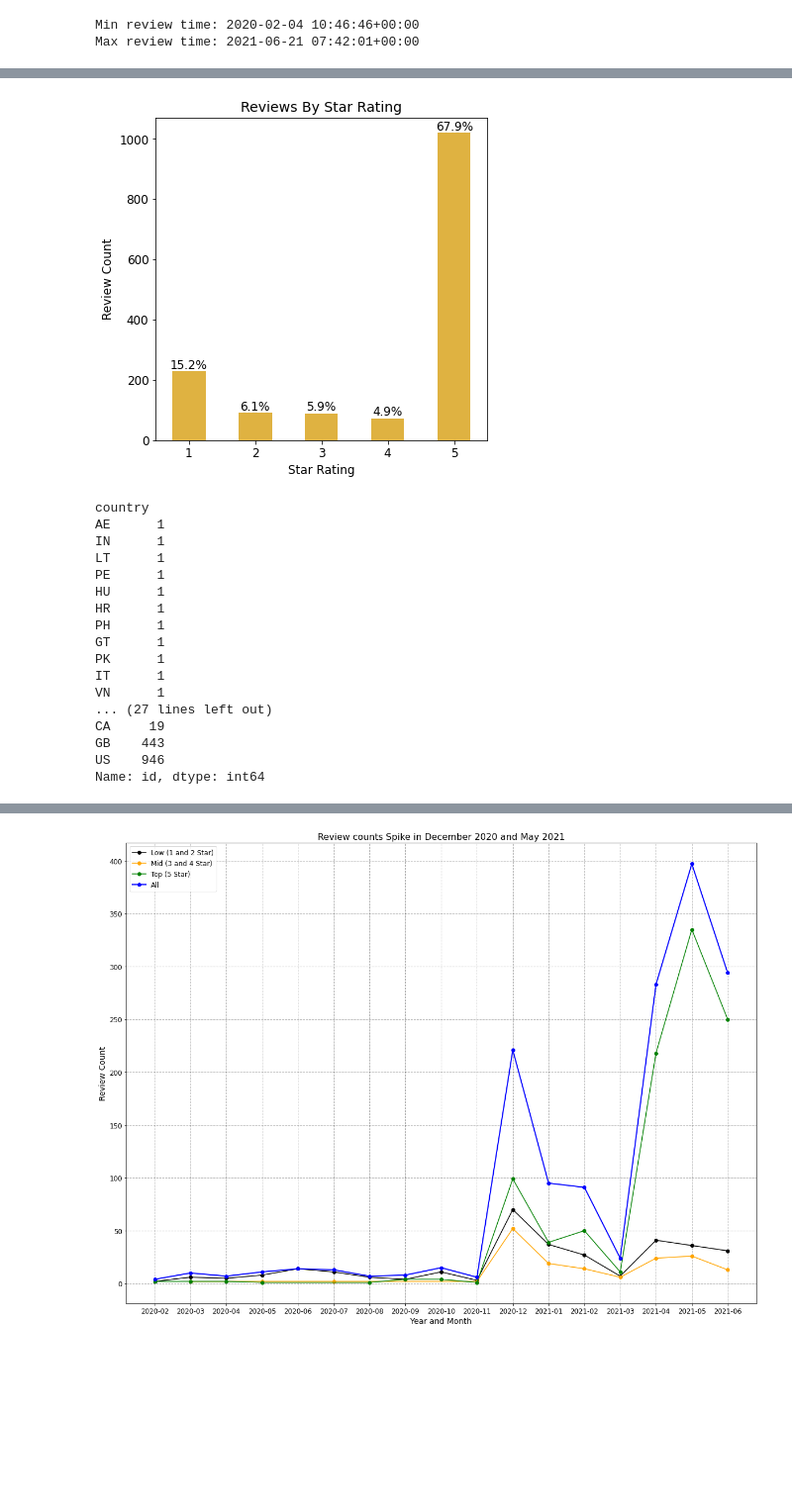
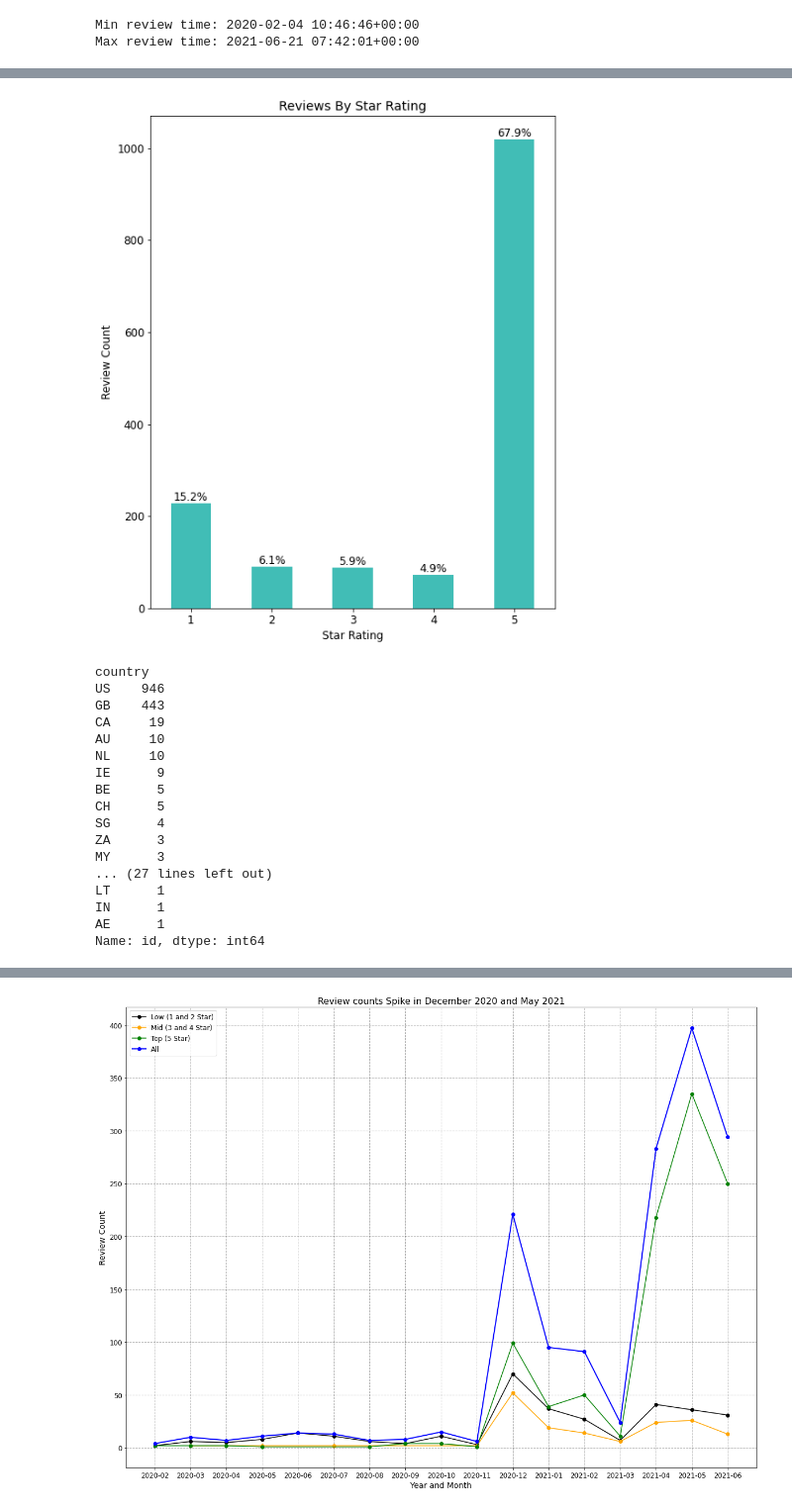
Before and after one commit to lspope/elvie_review_analysis, a Jupyter notebook: code/nb2_eda.ipynb, the cells around one changed output, grey strips where cells are left out. Shown at 99% size. Cells and saved outputs as stored; diff of their text form; code cells hidden in the pictures; blank space fills up the shorter version.

```diff
--- a/code/nb2_eda.ipynb
+++ b/code/nb2_eda.ipynb
@@ -100,34 +86,34 @@ show_bar_plot(my_data=by_year,
 # %%
 by_rating = reviews_df.groupby(['rating'])['id'].count()
 by_rating.sort_index()
 
 show_bar_plot(my_data=by_rating,
-              my_figsize=(6,6),
-              my_color='goldenrod',
+              my_figsize=(8,10),
+              my_color='lightseagreen',
               my_titletext='Reviews By Star Rating',
               my_xlabeltext='Star Rating',
               my_ylabeltext='Review Count',
               rowcount_for_percent=reviews_df.shape[0])
 # %% [output]
-[figure, old version]
+[figure, new version]
 # %%
 by_location = reviews_df.groupby(['country'])['id'].count()
-by_location.sort_values()
+by_location.sort_values(ascending=False)
 # %% [output]
 country
+US    946
+GB    443
+CA     19
+AU     10
+NL     10
+IE      9
+BE      5
+CH      5
+SG      4
+ZA      3
+MY      3
+... (27 lines left out)
+LT      1
+IN      1
 AE      1
-IN      1
-LT      1
-PE      1
-HU      1
-HR      1
-PH      1
-GT      1
-PK      1
-IT      1
-VN      1
-... (27 lines left out)
-CA     19
-GB    443
-US    946
 Name: id, dtype: int64
```
Also changed, not shown: parts of 24 cells of this notebook, 8 other files.
